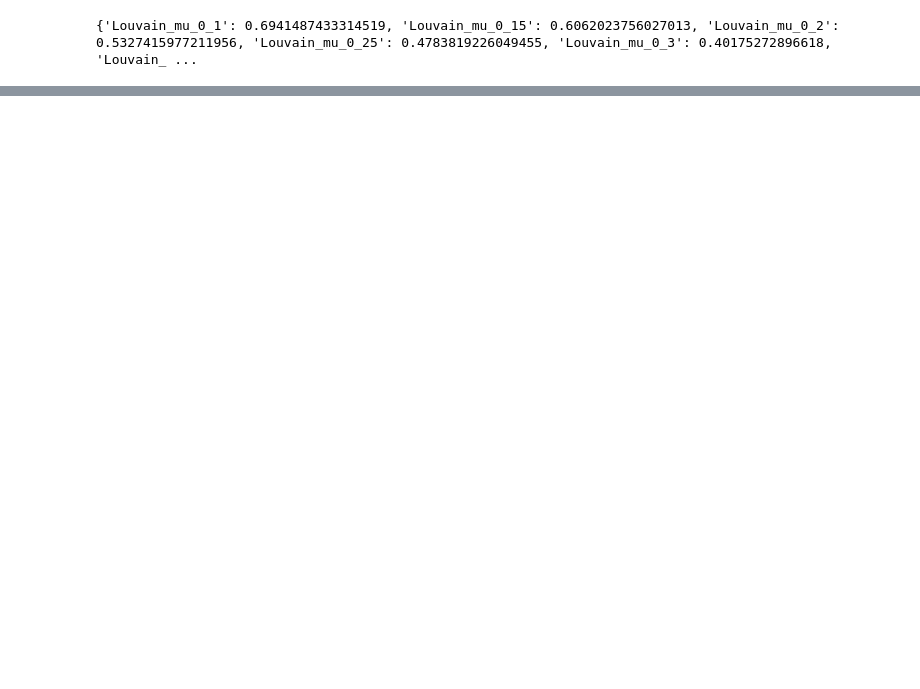
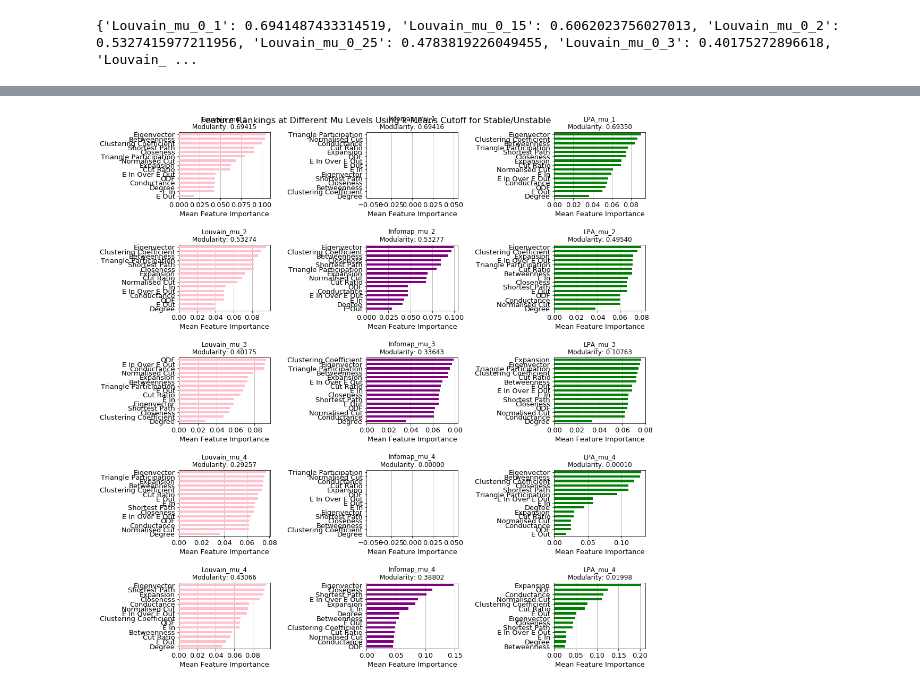
Before and after one commit to sophiefsadler/community_finding, a Jupyter notebook: Node_Feature_Experiments/8_experiments_by_mu_level.ipynb, the cells around one changed output, grey strips where cells are left out. Cells and saved outputs as stored; diff of their text form; code cells hidden in the pictures; blank space fills up the shorter version.

```diff
--- a/Node_Feature_Experiments/8_experiments_by_mu_level.ipynb
+++ b/Node_Feature_Experiments/8_experiments_by_mu_level.ipynb
@@ -117,7 +117,7 @@ for alg in ['Louvain', 'Infomap', 'LPA']:
 cols = ['pink', 'purple', 'green']
 alg_cols = cols*5
 # %%
-fig = plt.figure(figsize=(30,50))
+fig = plt.figure(figsize=(50,50))
 for exp in range(15):
 
     X_train = pd.read_csv(X_train_locs[exp], index_col=0)
@@ -143,30 +143,32 @@ for exp in range(15):
         for i in range(5):
 
             fold_count += 1
 
             folds = next(skf.split(data, labels), None)
 
             X_train_fold = data[folds[0], :]
             X_val_fold = data[folds[1], :]
             y_train_fold = labels[folds[0]]
             y_val_fold = labels[folds[1]]
 
             model = rf.fit(X_train_fold, y_train_fold)
             predictions = rf.predict(X_val_fold)
 
             accuracy_scores.append(metrics.accuracy_score(y_val_fold, predictions))
 
             row = {"run": fold_count}
             for j, feature in enumerate(feature_list):
                 row[feature] = rf.feature_importances_[j]
             rows.append(row)
     df_importances = pd.DataFrame(rows).set_index("run")
     feature_ranking = df_importances.mean().sort_values(ascending=False)
     ax = fig.add_subplot(5,3,exp+1)
     alg_col = alg_cols[exp]
     feature_ranking[::-1].plot.barh(fontsize=13, figsize=(15,15), color=alg_col, zorder=3)
     ax.set_xlabel("Mean Feature Importance", fontsize=13)
     ax.set_title(titles[exp])
     ax.xaxis.grid()
 fig.suptitle('Feature Rankings at Different Mu Levels Using k-Means Cutoff for Stable/Unstable', fontsize=16)
 fig.tight_layout(pad=2)
+# %% [output]
+[figure, added]
```
Also changed, not shown: parts of 1 cell of this notebook, 1 other file.
